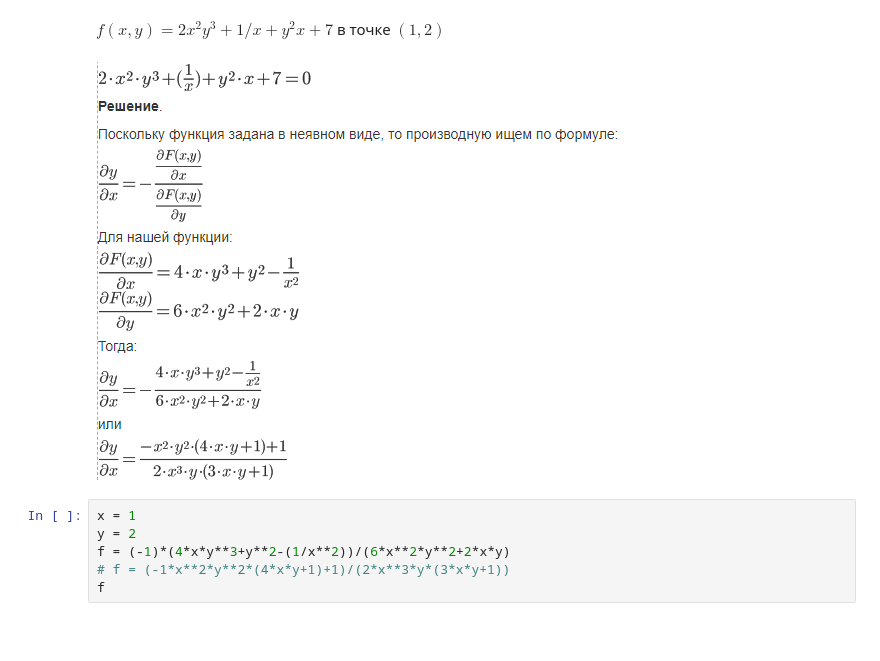
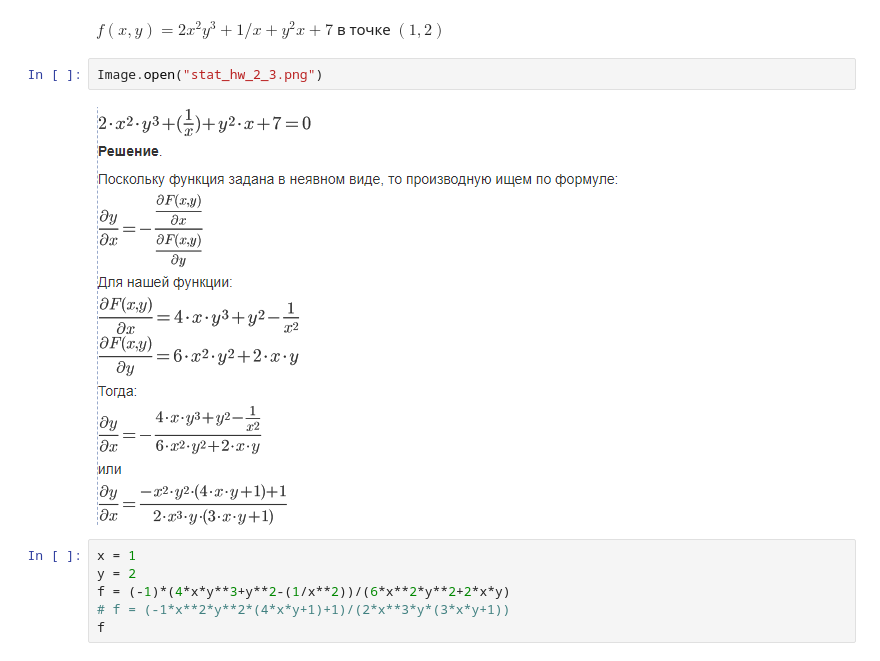
Before and after one commit to erepkin/PYDA_homeworks, a Jupyter notebook: III Статистика в Python/18 - Производная и градиентный спуск/homework-2.ipynb, the cells around one changed output. Drawn from its saved outputs; the diff is of its cells as text; blank space fills up the shorter version.

```diff
--- a/III Статистика в Python/18 - Производная и градиентный спуск/homework-2.ipynb
+++ b/III Статистика в Python/18 - Производная и градиентный спуск/homework-2.ipynb
@@ -56,8 +62,10 @@ $f(x) = sin^2(2x+1)$
 (на бумажке или в LaTeX и на numpy):
 # %% [markdown]
 $f(x,y)=2x^2y^3 + 1/x + y^2x + 7$ в точке $(1,2)$
-# %% [markdown]
-![image.png](attachment:image.png)
+# %%
+Image.open("stat_hw_2_3.png")
+# %% [output]
+[figure, added]
 # %%
 x = 1
 y = 2
```
Also changed, not shown: parts of 5 cells of this notebook, 3 other files.
